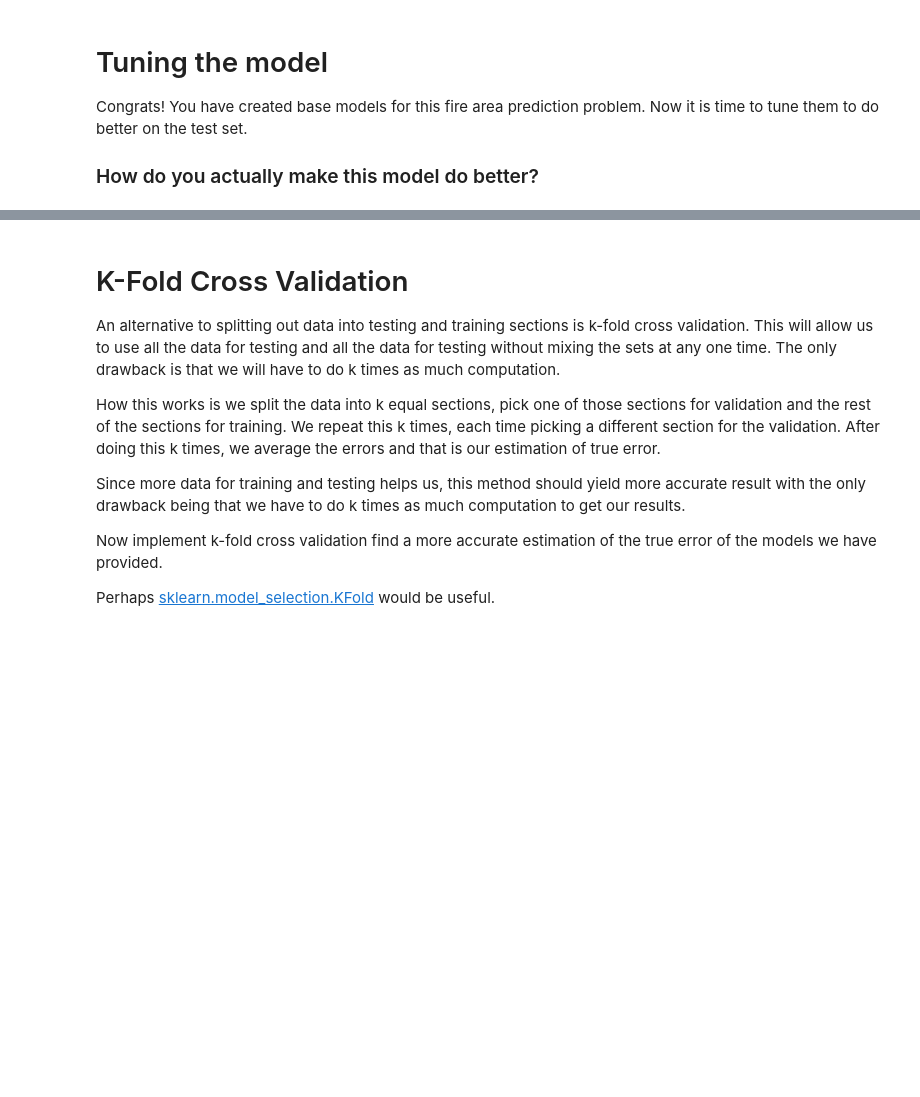
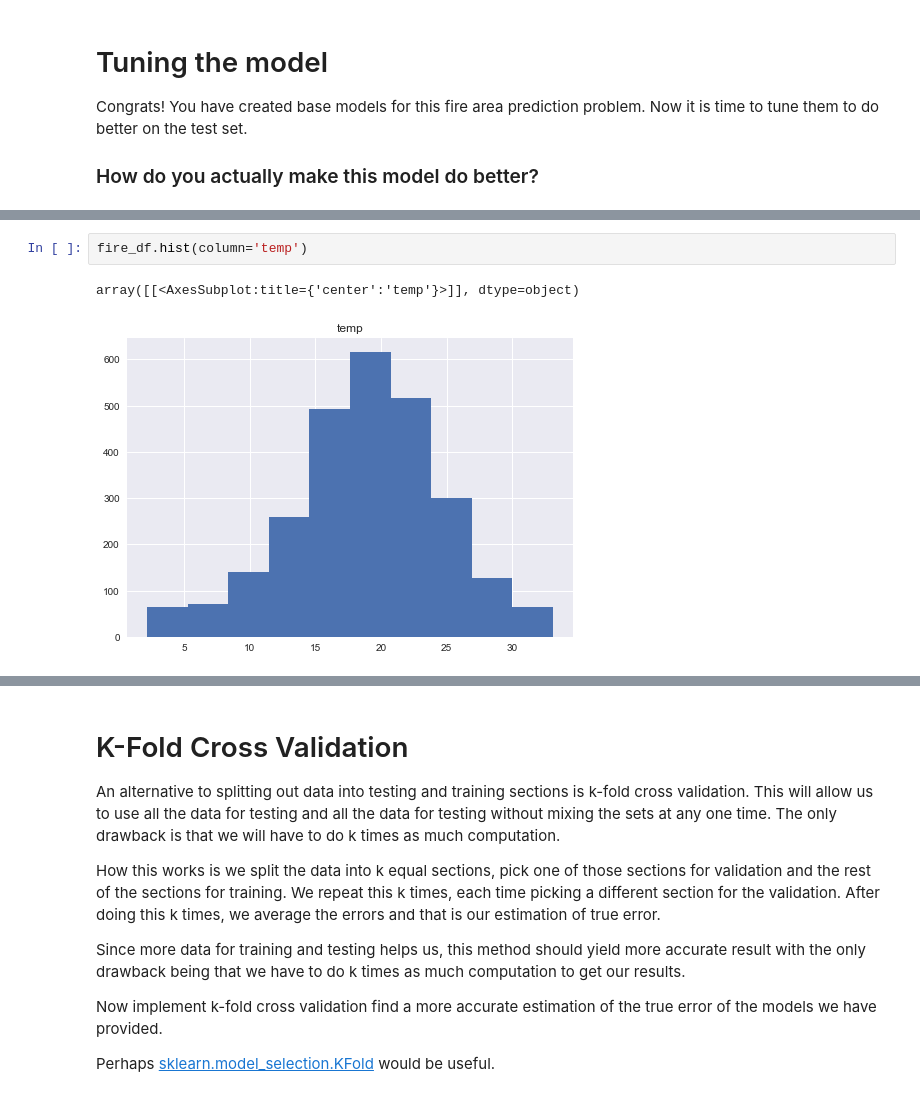
Before and after one commit to fishnchips97/Project-T-Final-189, a Jupyter notebook: final/EECS189 Project T Final Solution Notebook.ipynb, the cells around one changed output, grey strips where cells are left out. Drawn from its saved outputs; the diff is of its cells as text; blank space fills up the shorter version.

```diff
--- a/final/EECS189 Project T Final Solution Notebook.ipynb
+++ b/final/EECS189 Project T Final Solution Notebook.ipynb
@@ -462,0 +486,5 @@ Congrats! You have created base models for this fire area prediction problem. No
+# %%
+fire_df.hist(column='temp')
+# %% [output]
+array([[<AxesSubplot:title={'center':'temp'}>]], dtype=object)
+[figure, added]
```
Also changed, not shown: parts of 10 cells of this notebook.
